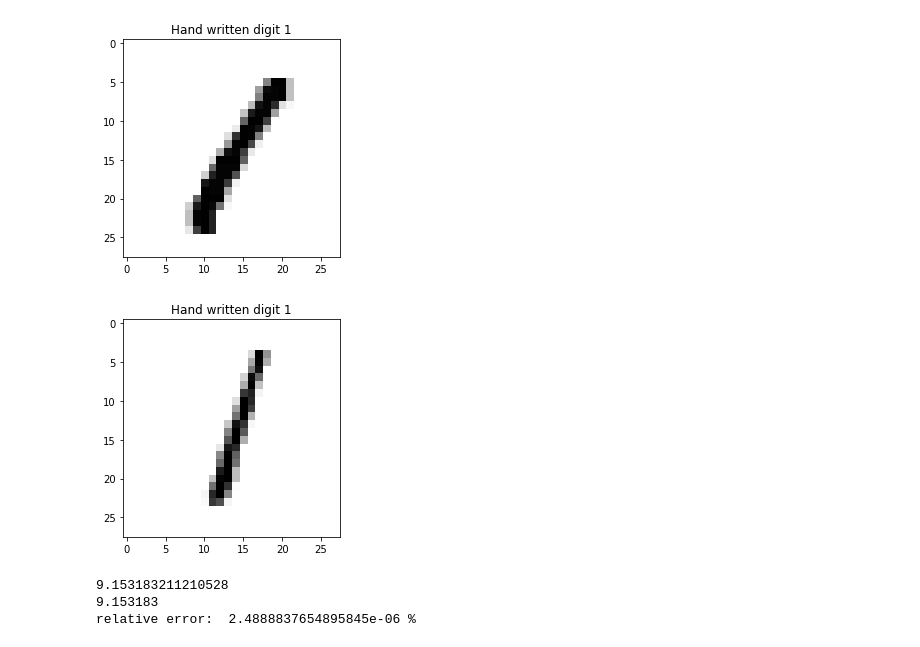
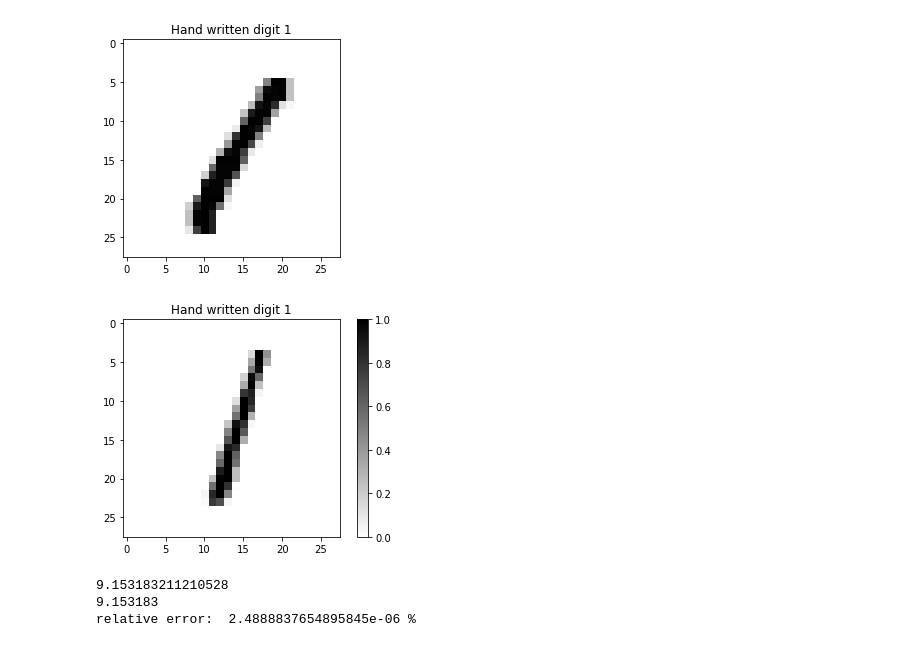
Before and after one commit to fgoliveira87/P1.4_seed, a Jupyter notebook: final_project/raw_solution.ipynb, the cells around one changed output. Saved outputs shown, nothing was run; the diff lists cells and outputs as text; code cells hidden in the pictures.

```diff
--- a/final_project/raw_solution.ipynb
+++ b/final_project/raw_solution.ipynb
@@ -57,9 +56,10 @@ _ = title('Hand written digit '+str(y_train[N]))
 # %%
 N=2
 imshow(x_test[N], cmap='gray_r')
+colorbar()
 _ = title('Hand written digit '+str(y_test[N]))
 # %% [output]
-[figure, old version]
+[figure, new version]
 # %%
 ##Assignment 1
 
```
Also changed, not shown: parts of 14 cells of this notebook.
